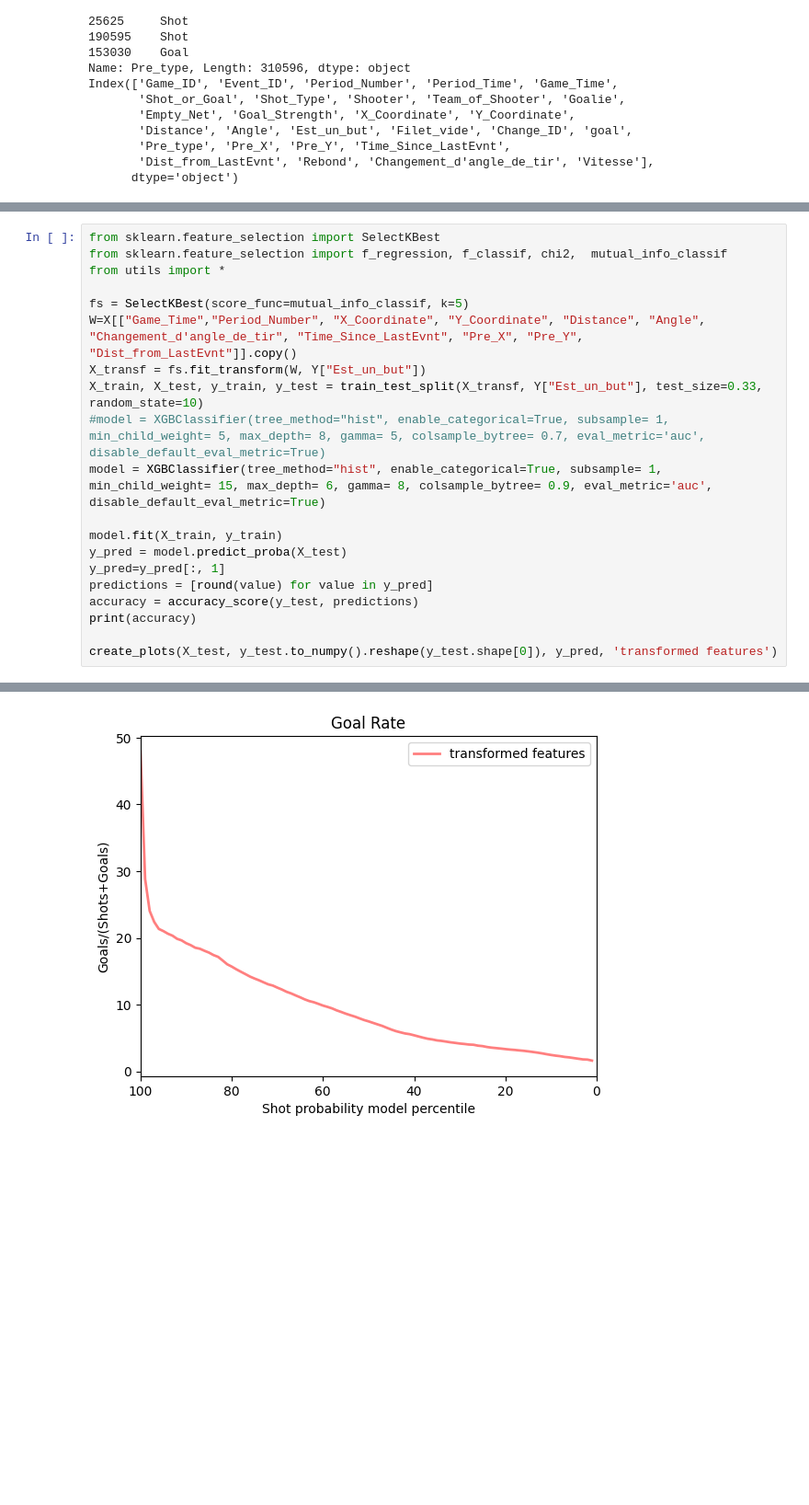
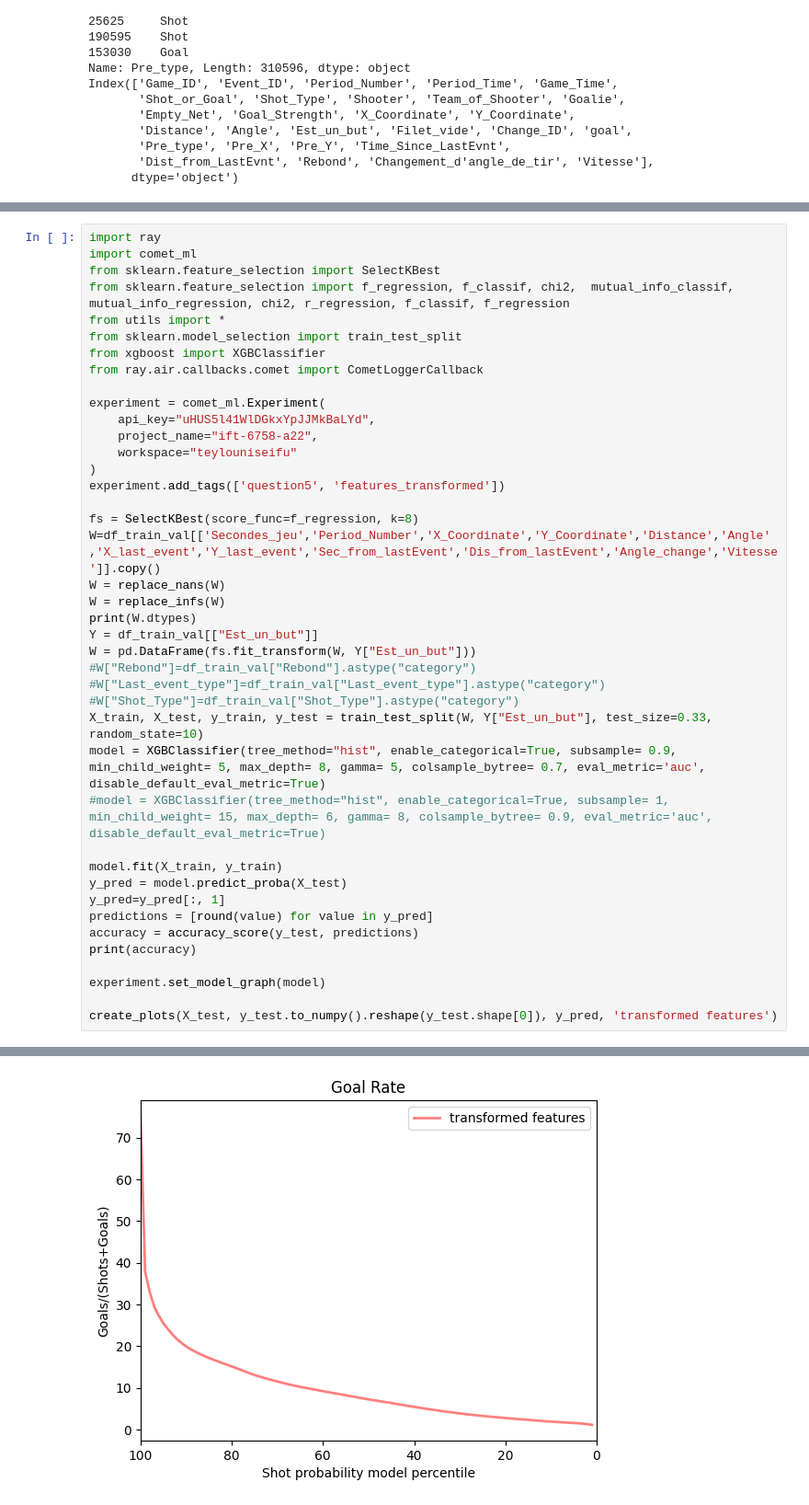
Before and after one commit to teylouniseif/ift-6758-a22, a Jupyter notebook: q5.ipynb, the cells around one changed output, grey strips where cells are left out. Shown at 92% size. Drawn from its saved outputs; the diff is of its cells as text; blank space fills up the shorter version.

Commit message:
question 5 working

```diff
--- a/q5.ipynb
+++ b/q5.ipynb
@@ -287,14 +241,34 @@ Traceback (most recent call last):
 # %%
+import ray
+import comet_ml
 from sklearn.feature_selection import SelectKBest
-from sklearn.feature_selection import f_regression, f_classif, chi2,  mutual_info_classif
+from sklearn.feature_selection import f_regression, f_classif, chi2,  mutual_info_classif, mutual_info_regression, chi2, r_regression, f_classif, f_regression
 from utils import *
+from sklearn.model_selection import train_test_split
+from xgboost import XGBClassifier
+from ray.air.callbacks.comet import CometLoggerCallback
 
-fs = SelectKBest(score_func=mutual_info_classif, k=5)
-W=X[["Game_Time","Period_Number", "X_Coordinate", "Y_Coordinate", "Distance", "Angle", "Changement_d'angle_de_tir", "Time_Since_LastEvnt", "Pre_X", "Pre_Y", "Dist_from_LastEvnt"]].copy()
-X_transf = fs.fit_transform(W, Y["Est_un_but"])
-X_train, X_test, y_train, y_test = train_test_split(X_transf, Y["Est_un_but"], test_size=0.33, random_state=10)
-#model = XGBClassifier(tree_method="hist", enable_categorical=True, subsample= 1, min_child_weight= 5, max_depth= 8, gamma= 5, colsample_bytree= 0.7, eval_metric='auc', disable_default_eval_metric=True)
-model = XGBClassifier(tree_method="hist", enable_categorical=True, subsample= 1, min_child_weight= 15, max_depth= 6, gamma= 8, colsample_bytree= 0.9, eval_metric='auc', disable_default_eval_metric=True)
+experiment = comet_ml.Experiment(
+    api_key="uHUS5l41WlDGkxYpJJMkBaLYd",
+    project_name="ift-6758-a22",
+    workspace="teylouniseifu"
+)
+experiment.add_tags(['question5', 'features_transformed'])
+
+fs = SelectKBest(score_func=f_regression, k=8)
+W=df_train_val[['Secondes_jeu','Period_Number','X_Coordinate','Y_Coordinate','Distance','Angle'
+,'X_last_event','Y_last_event','Sec_from_lastEvent','Dis_from_lastEvent','Angle_change','Vitesse']].copy()
+W = replace_nans(W)
+W = replace_infs(W)
+print(W.dtypes)
+Y = df_train_val[["Est_un_but"]]
+W = pd.DataFrame(fs.fit_transform(W, Y["Est_un_but"]))
+#W["Rebond"]=df_train_val["Rebond"].astype("category")
+#W["Last_event_type"]=df_train_val["Last_event_type"].astype("category")
+#W["Shot_Type"]=df_train_val["Shot_Type"].astype("category")
+X_train, X_test, y_train, y_test = train_test_split(W, Y["Est_un_but"], test_size=0.33, random_state=10)
+model = XGBClassifier(tree_method="hist", enable_categorical=True, subsample= 0.9, min_child_weight= 5, max_depth= 8, gamma= 5, colsample_bytree= 0.7, eval_metric='auc', disable_default_eval_metric=True)
+#model = XGBClassifier(tree_method="hist", enable_categorical=True, subsample= 1, min_child_weight= 15, max_depth= 6, gamma= 8, colsample_bytree= 0.9, eval_metric='auc', disable_default_eval_metric=True)
 
 model.fit(X_train, y_train)
 y_pred = model.predict_proba(X_test)
@@ -303,5 +277,7 @@ predictions = [round(value) for value in y_pred]
 accuracy = accuracy_score(y_test, predictions)
 print(accuracy)
 
+experiment.set_model_graph(model)
+
 create_plots(X_test, y_test.to_numpy().reshape(y_test.shape[0]), y_pred, 'transformed features')
 # %% [output]
@@ -320 +316 @@ Series([], dtype: object)
-[figure, old version]
+[figure, new version]
```
Also changed, not shown: parts of 7 cells of this notebook, 3 other files.
